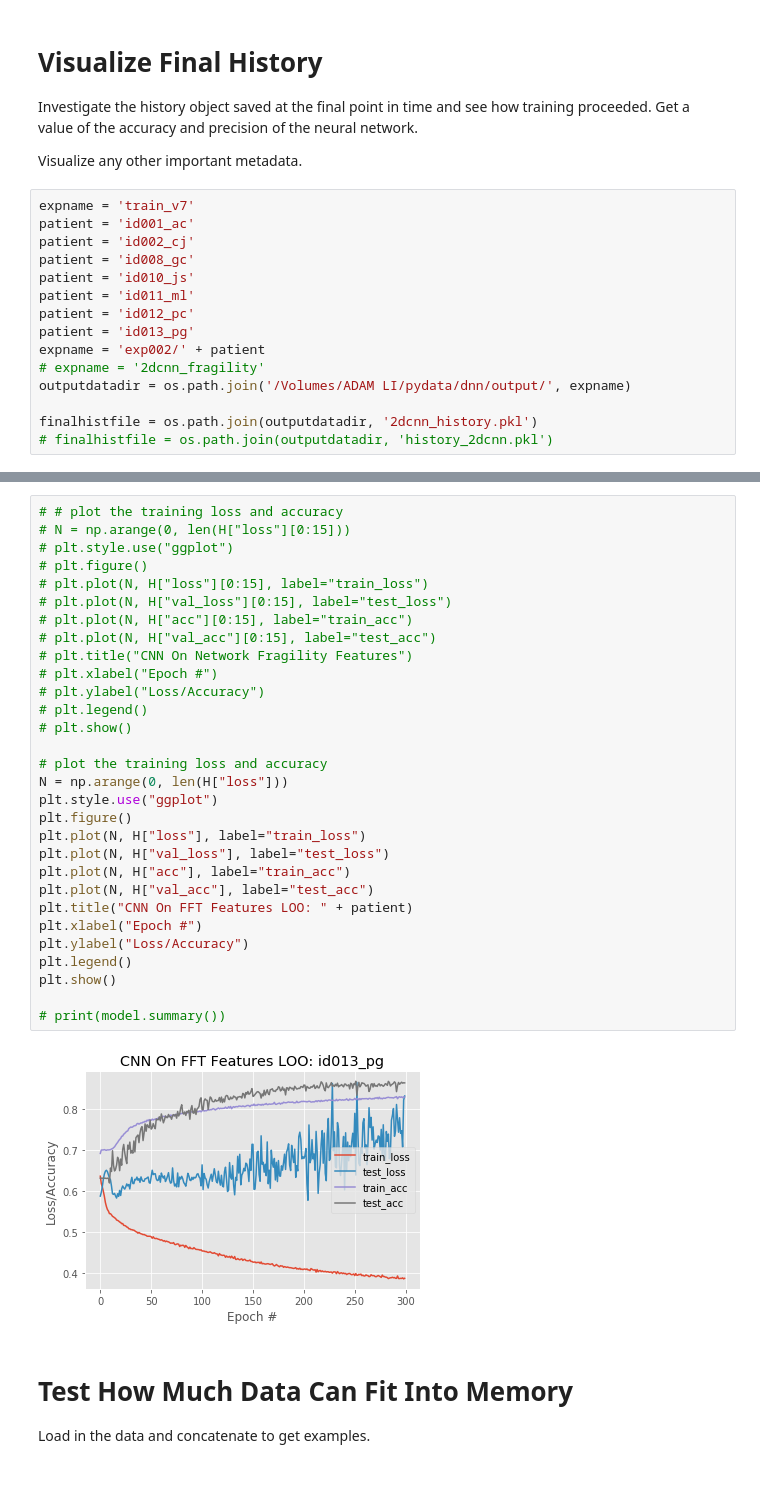
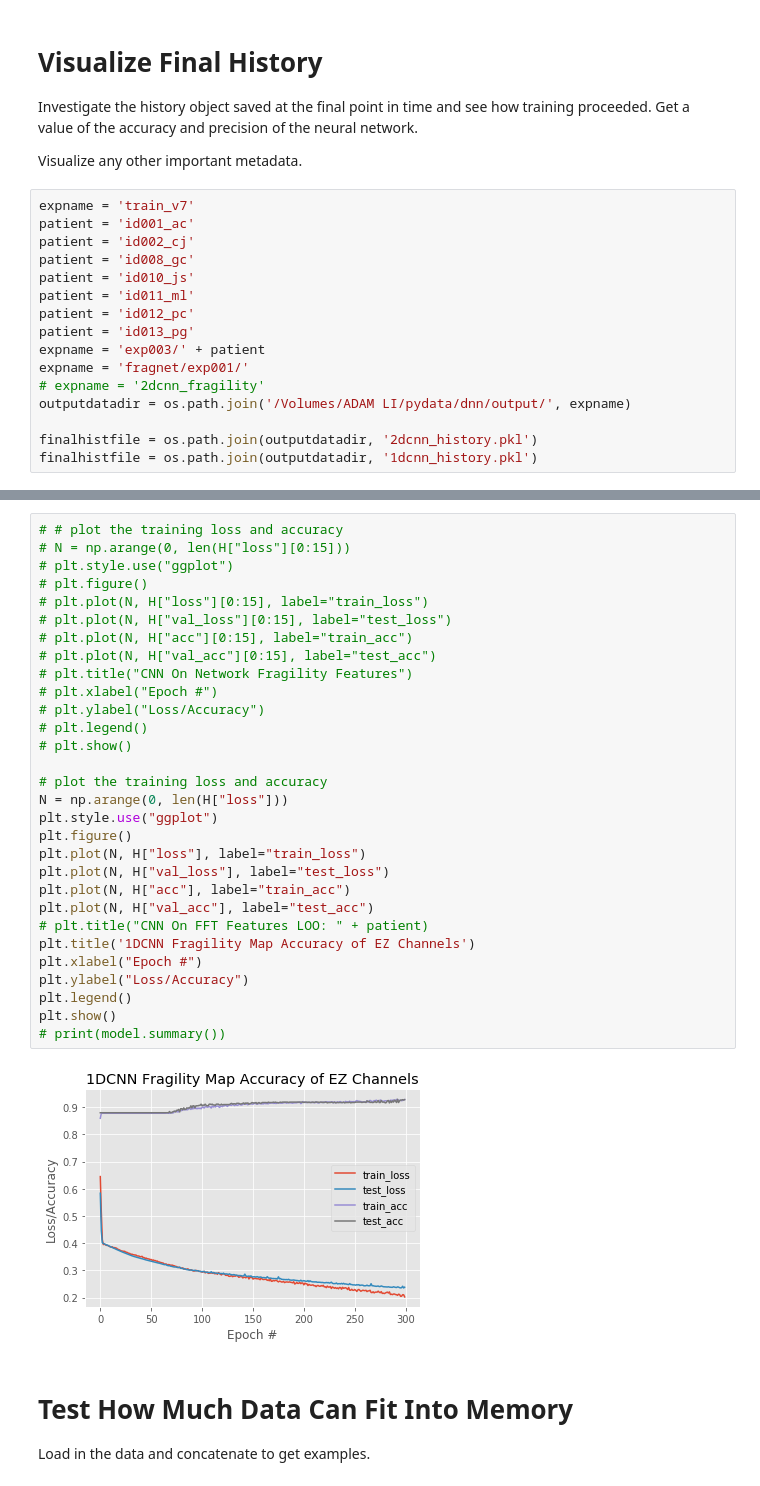
Before and after one commit to adam2392/dnn-unsupervised, a Jupyter notebook: notebooks/Visualize Training Results.ipynb, the cells around one changed output, grey strips where cells are left out. Saved outputs shown, nothing was run; the diff lists cells and outputs as text.

```diff
--- a/notebooks/Visualize Training Results.ipynb
+++ b/notebooks/Visualize Training Results.ipynb
@@ -129,12 +129,13 @@ patient = 'id010_js'
 patient = 'id011_ml'
 patient = 'id012_pc'
 patient = 'id013_pg'
-expname = 'exp002/' + patient
+expname = 'exp003/' + patient
+expname = 'fragnet/exp001/'
 # expname = '2dcnn_fragility'
 outputdatadir = os.path.join('/Volumes/ADAM LI/pydata/dnn/output/', expname)
 
 finalhistfile = os.path.join(outputdatadir, '2dcnn_history.pkl')
-# finalhistfile = os.path.join(outputdatadir, 'history_2dcnn.pkl')
+finalhistfile = os.path.join(outputdatadir, '1dcnn_history.pkl')
 # %%
 print(finalhistfile)
 # hist = pickle.load(finalhistfile)
@@ -146,35 +147,35 @@ dict_keys(['val_loss', 'val_acc', 'loss', 'acc'])
 # %%
 # # plot the training loss and accuracy
 # N = np.arange(0, len(H["loss"][0:15]))
 # plt.style.use("ggplot")
 # plt.figure()
 # plt.plot(N, H["loss"][0:15], label="train_loss")
 # plt.plot(N, H["val_loss"][0:15], label="test_loss")
 # plt.plot(N, H["acc"][0:15], label="train_acc")
 # plt.plot(N, H["val_acc"][0:15], label="test_acc")
 # plt.title("CNN On Network Fragility Features")
 # plt.xlabel("Epoch #")
 # plt.ylabel("Loss/Accuracy")
 # plt.legend()
 # plt.show()
 
 # plot the training loss and accuracy
 N = np.arange(0, len(H["loss"]))
 plt.style.use("ggplot")
 plt.figure()
 plt.plot(N, H["loss"], label="train_loss")
 plt.plot(N, H["val_loss"], label="test_loss")
 plt.plot(N, H["acc"], label="train_acc")
 plt.plot(N, H["val_acc"], label="test_acc")
-plt.title("CNN On FFT Features LOO: " + patient)
+# plt.title("CNN On FFT Features LOO: " + patient)
+plt.title('1DCNN Fragility Map Accuracy of EZ Channels')
 plt.xlabel("Epoch #")
 plt.ylabel("Loss/Accuracy")
 plt.legend()
 plt.show()
-
 # print(model.summary())
 # %% [output]
-[figure, old version]
+[figure, new version]
 # %% [markdown]
 # Test How Much Data Can Fit Into Memory
 
```
Also changed, not shown: parts of 1 cell of this notebook, 7 other files.
